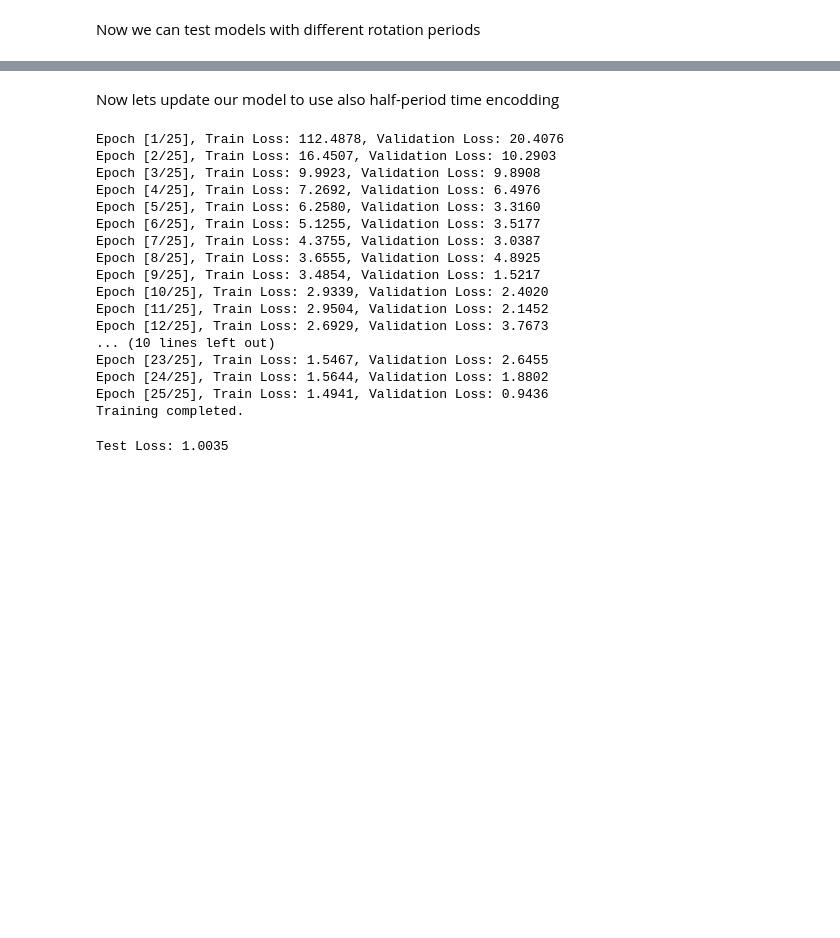
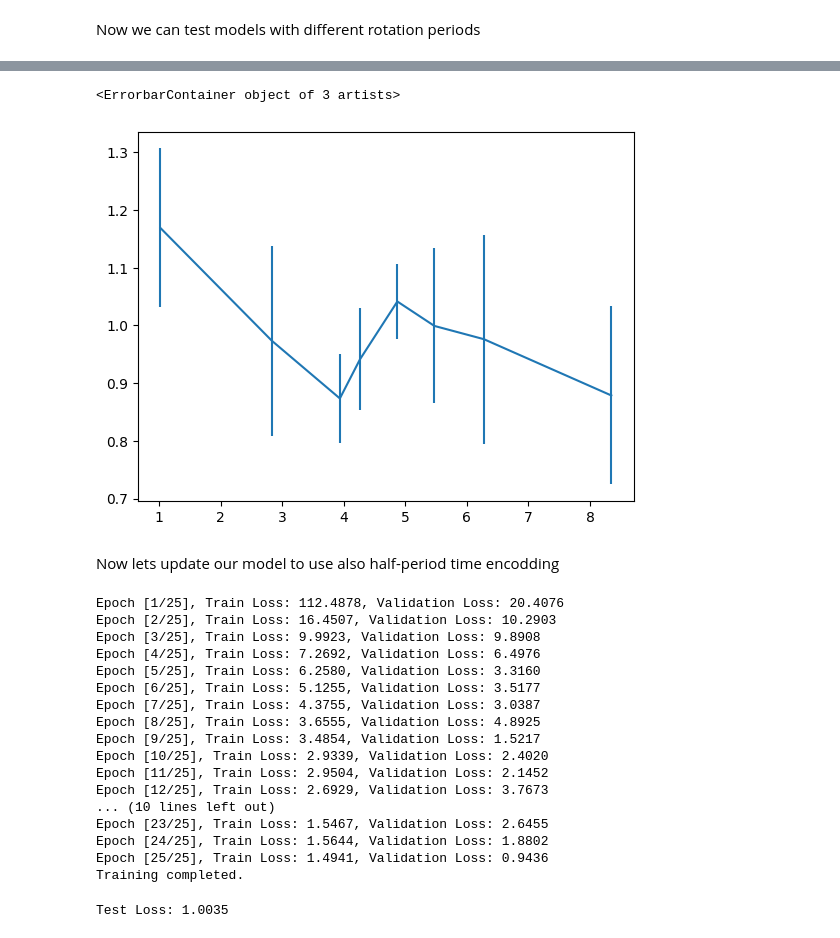
Before and after one commit to Yuska1509/NN_models_stars, a Jupyter notebook: NN.ipynb, the cells around one changed output, grey strips where cells are left out. Cells and saved outputs as stored; diff of their text form; code cells hidden in the pictures; blank space fills up the shorter version.

```diff
--- a/NN.ipynb
+++ b/NN.ipynb
@@ -518,10 +528,10 @@ Text(0, 0.5, 'True - Predicted RV')
 # %% [markdown]
 Now we can test models with different rotation periods
 # %%
-def test_loss_period(period, model_save, num_epochs=20, batch_size = 32, embed_dim = 1792, num_heads = 6, learning_rate = 0.0001, dropout_rate = 0.15):
+def test_loss_period(period, model_save, num_epochs=25, batch_size = 32, embed_dim = 1792, num_heads = 6, learning_rate = 0.0001, dropout_rate = 0.15):
 
-    times_sin_p = np.sin(2 * np.pi / period * times)
-    times_cos_p = np.cos(2 * np.pi / period * times)
+    times_sin_p = np.sin(2 * np.pi / period * updated_times)
+    times_cos_p = np.cos(2 * np.pi / period * updated_times)
     train_loader = create_dataloader(train_indices, batch_size, times_sin_p, times_cos_p)
     val_loader = create_dataloader(val_indices, batch_size, times_sin_p, times_cos_p)
     test_loader = create_dataloader(test_indices, batch_size, times_sin_p, times_cos_p)
@@ -590,15 +600,3 @@ def test_loss_period(period, model_save, num_epochs=20, batch_size = 32, embed_d
     y_true = np.array(y_true) * std_train_rv + mean_train_rv
 
     return y_pred, y_true, epoch_test_loss
-# %%
-periods = [2.9687, 3.5273, 4.8696, 5.3217, 6.1934, 10000]
-pred_ys = []
-true_ys = []
-mses = []
-for p in periods:
-    pred_y, true_y, test_mse = test_loss_period(p, f'period_{p}.pth')
-    print("period", p, "mse", test_mse)
-    pred_ys.append(pred_y)
-    true_ys.append(true_ys)
-    mses.append(test_mse)
-mses
@@ -626,0 +607,18 @@ Text(0, 0.5, 'RMSE')
+# %%
+periods = [1.0183, 2.8294, 3.9352, 4.2620, rotation_period, 5.4714, 6.2752, 8.3469]
+mses_mean = []
+mses_std = []
+num_experiments = 5
+for p in periods:
+    period_mses = []
+    for i in range(num_experiments):
+        pred_y, true_y, test_mse = test_loss_period(p, f'period_{p}.pth')
+        period_mses.append(test_mse)
+        print("period", p, "iteration", i, "mse", test_mse)
+    avg_mse = np.mean(period_mses)
+    std_mse = np.std(period_mses)
+    mses_mean.append(avg_mse)
+    mses_std.append(std_mse)
+    print("period", p, "mean mse", avg_mse, "std mse", std_mse)
+print(mses_mean)
+print(mses_std)
@@ -627,3 +643,8 @@ Text(0, 0.5, 'RMSE')
+# %%
+plt.errorbar(periods, mses_mean, yerr=mses_std)
+# %% [output]
+<ErrorbarContainer object of 3 artists>
+[figure, added]
 # %% [markdown]
 Now lets update our model to use also half-period time encodding
 # %%
```
Also changed, not shown: parts of 25 cells of this notebook.
